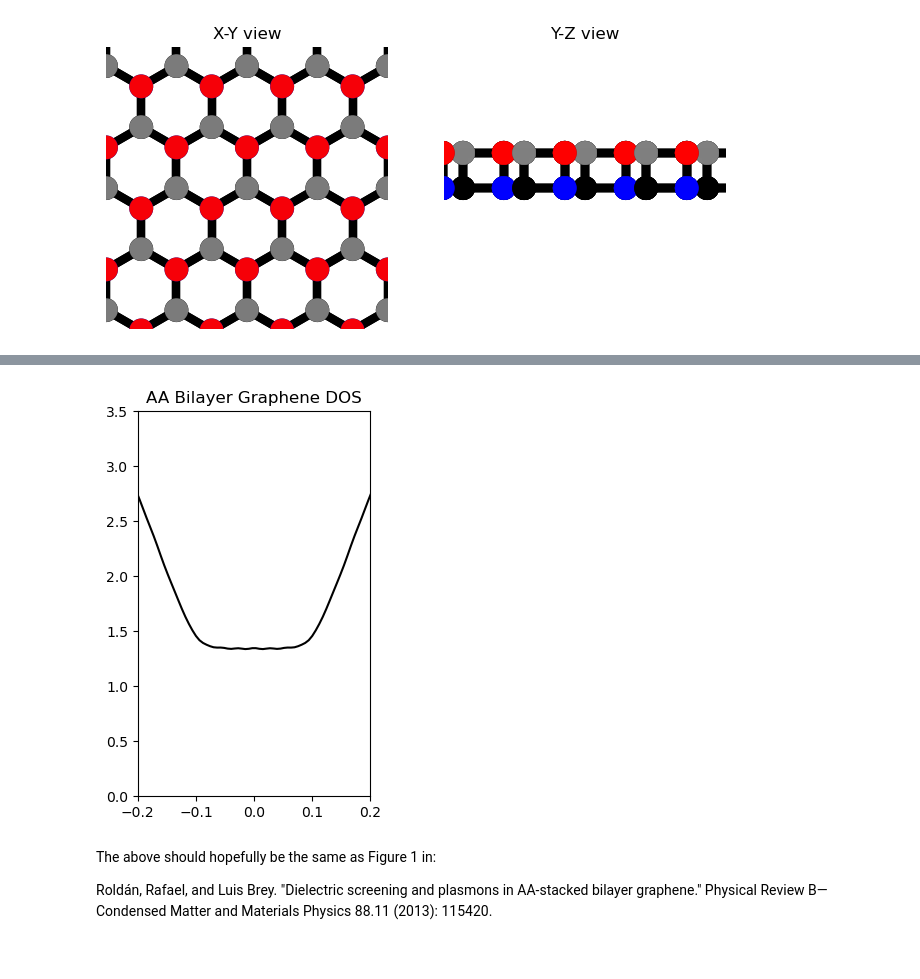
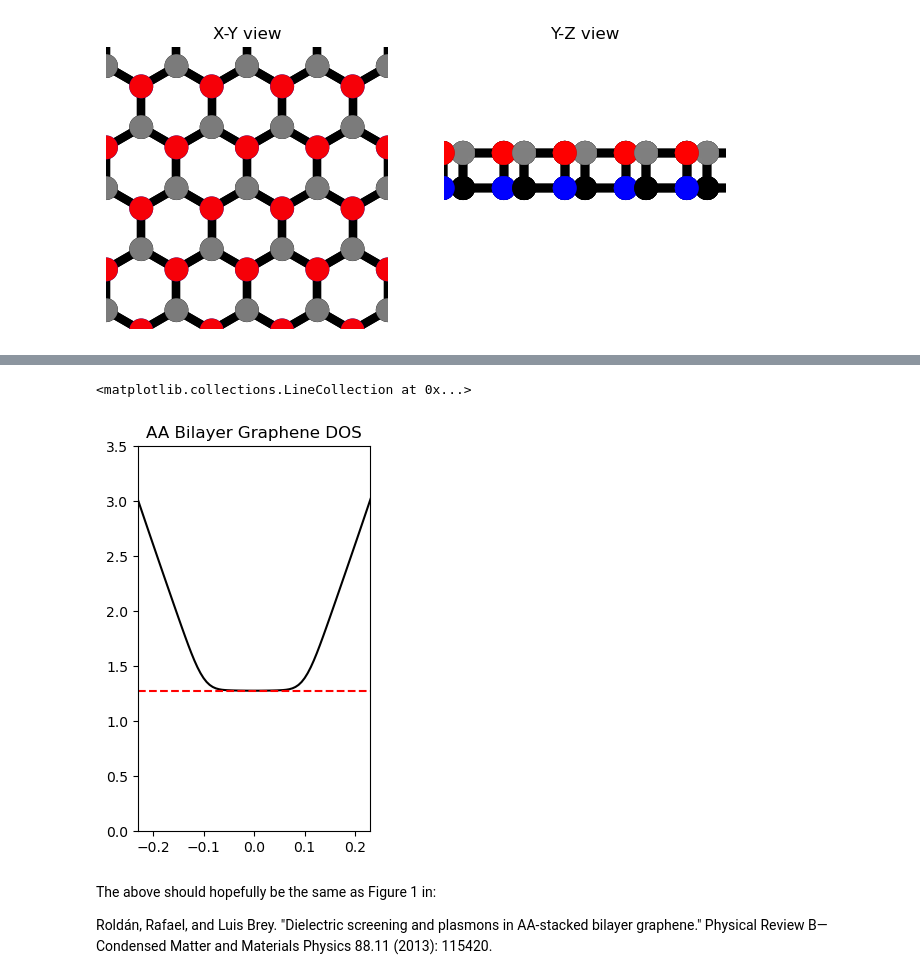
Before and after one commit to AliGhorashiCMT/8.511-Notes-and-Code, a Jupyter notebook: kagome and graphene lattices/Kagome and Graphene.ipynb, the cells around one changed output, grey strips where cells are left out. Saved outputs shown, nothing was run; the diff lists cells and outputs as text; code cells hidden in the pictures.

```diff
--- a/kagome and graphene lattices/Kagome and Graphene.ipynb
+++ b/kagome and graphene lattices/Kagome and Graphene.ipynb
@@ -221,5 +218,7 @@ dos = np.zeros(100)
 # %%
-N = 1000
+dos_energies = np.linspace(3*tprime, -3*tprime, 100)
+dos = np.zeros(100)
+N = 200
 for k1 in range(0, N):
     for k2 in range(0, N):
         solver.set_wave_vector(G1 * k1/N + G2 * k2/N)
@@ -227,12 +226,14 @@ for k1 in range(0, N):
 # %%
 plt.figure(figsize=(3, 5))
 plt.title("AA Bilayer Graphene DOS")
 plt.plot(dos_energies, sqrt(3)* dos / abs(tprime) / N**2, color="black")
-plt.xlim(-0.2, 0.2)
+plt.xlim(-0.23, 0.23)
 plt.ylim(0, 3.5);
+plt.hlines([1.273], -0.23, 0.23, color="red", linestyle="dashed")
 #plt.ylim(1.2, 1.4)
 # %% [output]
+<matplotlib.collections.LineCollection at 0x...>
-[figure, old version]
+[figure, new version]
 # %% [markdown]
 The above should hopefully be the same as Figure 1 in:
 
```
Also changed, not shown: parts of 5 cells of this notebook.
